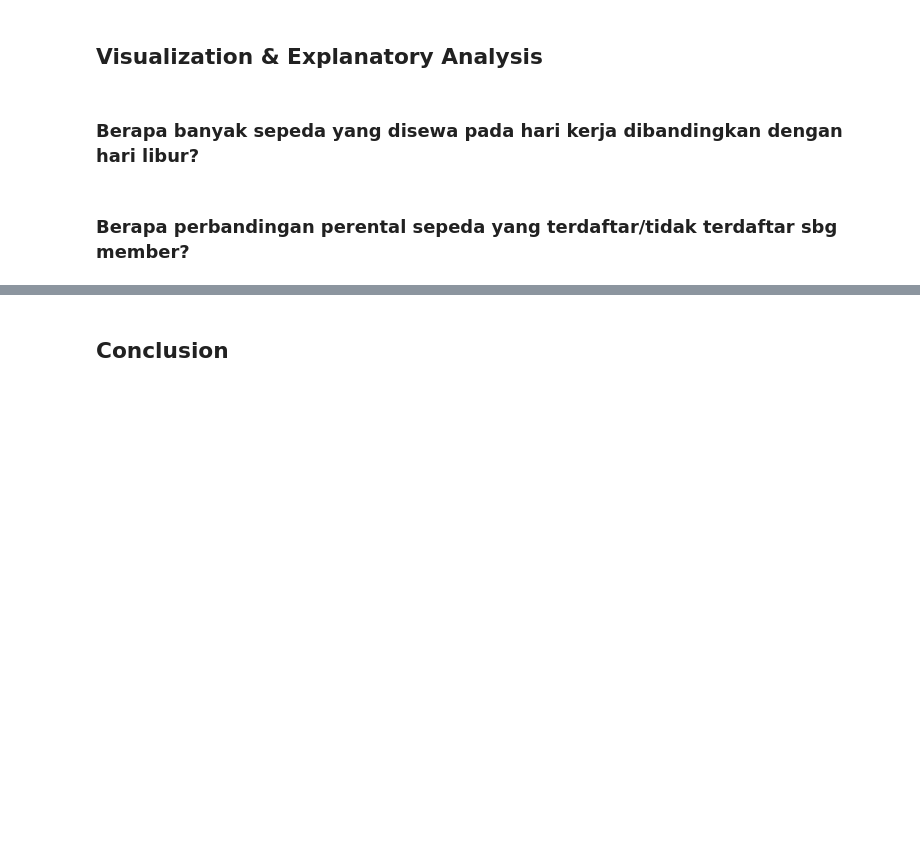
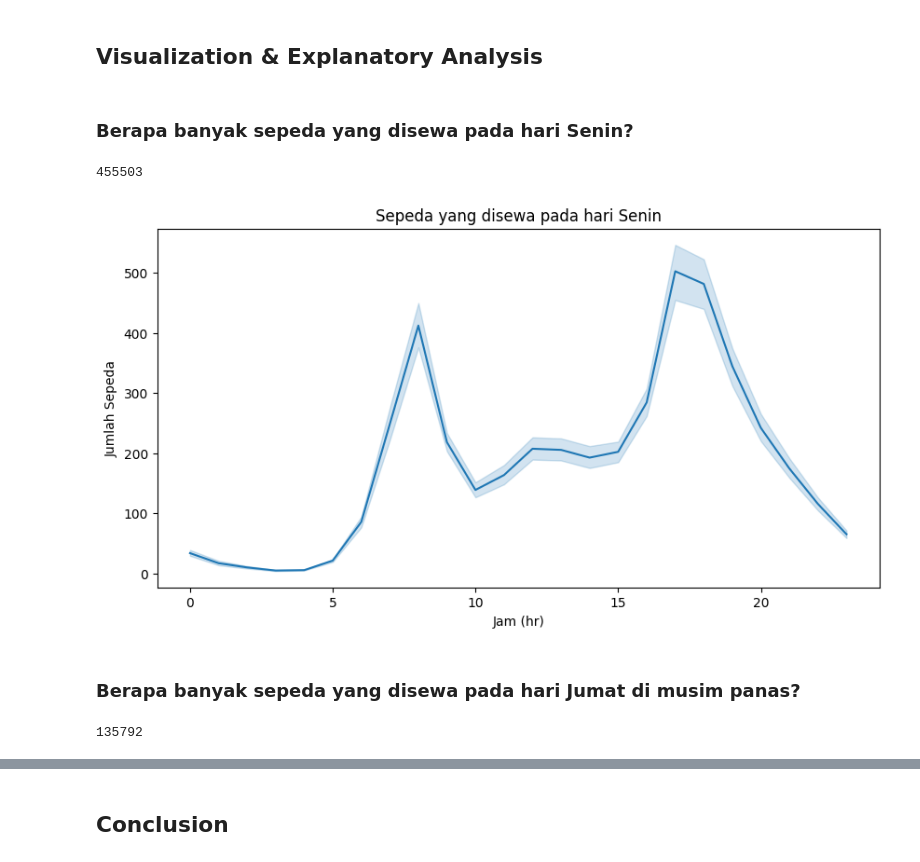
Before and after one commit to isnanramalia/dicoding-latihanDataMining, a Jupyter notebook: proyek_akhir/notebook.ipynb, the cells around one changed output, grey strips where cells are left out. Cells and saved outputs as stored; diff of their text form; code cells hidden in the pictures; blank space fills up the shorter version.

Commit message:
✨feature: analisis data kelar

```diff
--- a/proyek_akhir/notebook.ipynb
+++ b/proyek_akhir/notebook.ipynb
@@ -312,0 +318,10 @@ Name: instant, Length: 731, dtype: int64>
+# %%
+# menggabungkan kedua data
+all_data = pd.merge(
+    left=hour_data,
+    right=day_data,
+    how='left',
+    left_on='dteday',
+    right_on='dteday',
+)
+all_data.head()
@@ -313,6 +351,28 @@ Name: instant, Length: 731, dtype: int64>
 # %% [markdown]
 ## Visualization & Explanatory Analysis
 # %% [markdown]
-### Berapa banyak sepeda yang disewa pada hari kerja dibandingkan dengan hari libur?
+### Berapa banyak sepeda yang disewa pada hari Senin?
-# %% [markdown]
-### Berapa perbandingan perental sepeda yang terdaftar/tidak terdaftar sbg member?
+# %%
+# berapa banyak sepeda yang disewa pada hari Senin?
+num_bikes_monday = all_data[all_data['weekday_x'] == 1]['cnt_x'].sum()
+print(num_bikes_monday)
+# %% [output]
+455503
+# %%
+# buat visualisasi sepeda yang disewa pada hari Senin
+plt.figure(figsize=(10,5))
+sns.lineplot(data=all_data[all_data['weekday_x'] == 1], x='hr', y='cnt_x')
+plt.title('Sepeda yang disewa pada hari Senin')
+plt.xlabel('Jam (hr)')
+plt.ylabel('Jumlah Sepeda')
+plt.show()
+# %% [output]
+[figure, added]
+# %% [markdown]
+### Berapa banyak sepeda yang disewa pada hari Jumat di musim panas?
+# %%
+# berapa banyak sepeda yang disewa pada hari Jumat di musim panas?
+num_bikes_friday_summer = all_data[(all_data['weekday_x'] == 5) & (all_data['season_x'] == 2)]['cnt_x'].sum()
+print(num_bikes_friday_summer)
+# %% [output]
+135792
```
Also changed, not shown: parts of 17 cells of this notebook.
